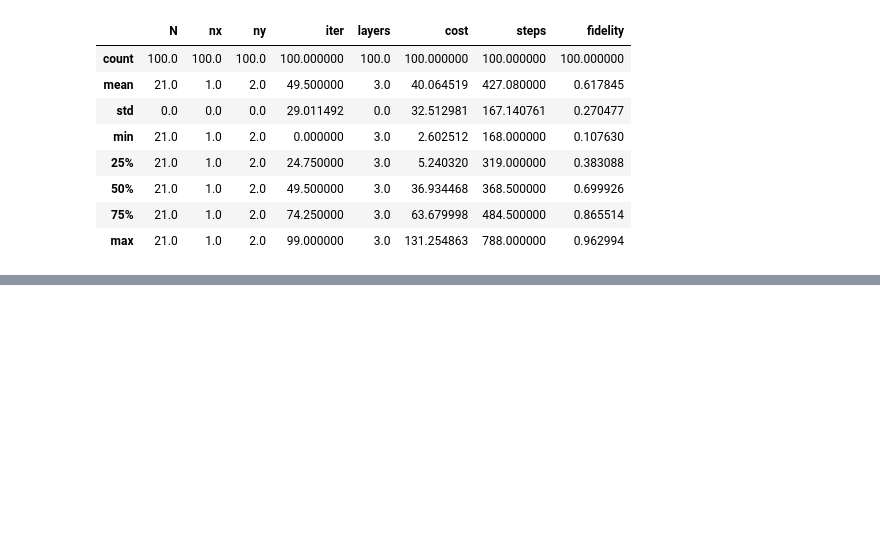
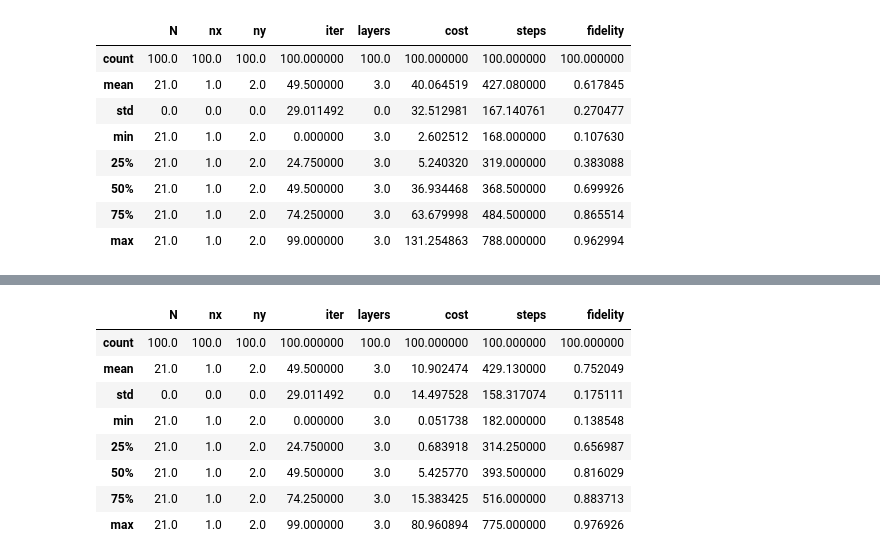
Before and after one commit to fpllcr/master-thesis, a Jupyter notebook: qaoa_factorization/notebooks/analysis.ipynb, the cells around one changed output, grey strips where cells are left out. Drawn from its saved outputs; the diff is of its cells as text; code cells hidden in the pictures; blank space fills up the shorter version.

```diff
--- a/qaoa_factorization/notebooks/analysis.ipynb
+++ b/qaoa_factorization/notebooks/analysis.ipynb
@@ -56,0 +64,17 @@ results.describe()
+# %%
+experiment = 'N21_p3_Hp=simp_Hc=simp-pow2'
+
+results = pd.read_json(f'experiments/{experiment}/{experiment}_results.jsonl',lines=True)
+results['state'] = results['state'].apply(lambda lst: [complex(e) for e in lst])
+
+results.describe()
+# %% [output]
+|  | N | nx | ny | iter | layers | cost | steps | fidelity |
+| count | 100.0 | 100.0 | 100.0 | 100.000000 | 100.0 | 100.000000 | 100.000000 | 100.000000 |
+| mean | 21.0 | 1.0 | 2.0 | 49.500000 | 3.0 | 10.902474 | 429.130000 | 0.752049 |
+| std | 0.0 | 0.0 | 0.0 | 29.011492 | 0.0 | 14.497528 | 158.317074 | 0.175111 |
+| min | 21.0 | 1.0 | 2.0 | 0.000000 | 3.0 | 0.051738 | 182.000000 | 0.138548 |
+| 25% | 21.0 | 1.0 | 2.0 | 24.750000 | 3.0 | 0.683918 | 314.250000 | 0.656987 |
+| 50% | 21.0 | 1.0 | 2.0 | 49.500000 | 3.0 | 5.425770 | 393.500000 | 0.816029 |
+| 75% | 21.0 | 1.0 | 2.0 | 74.250000 | 3.0 | 15.383425 | 516.000000 | 0.883713 |
+| max | 21.0 | 1.0 | 2.0 | 99.000000 | 3.0 | 80.960894 | 775.000000 | 0.976926 |
```
Also changed, not shown: parts of 8 cells of this notebook, 38 other files.
